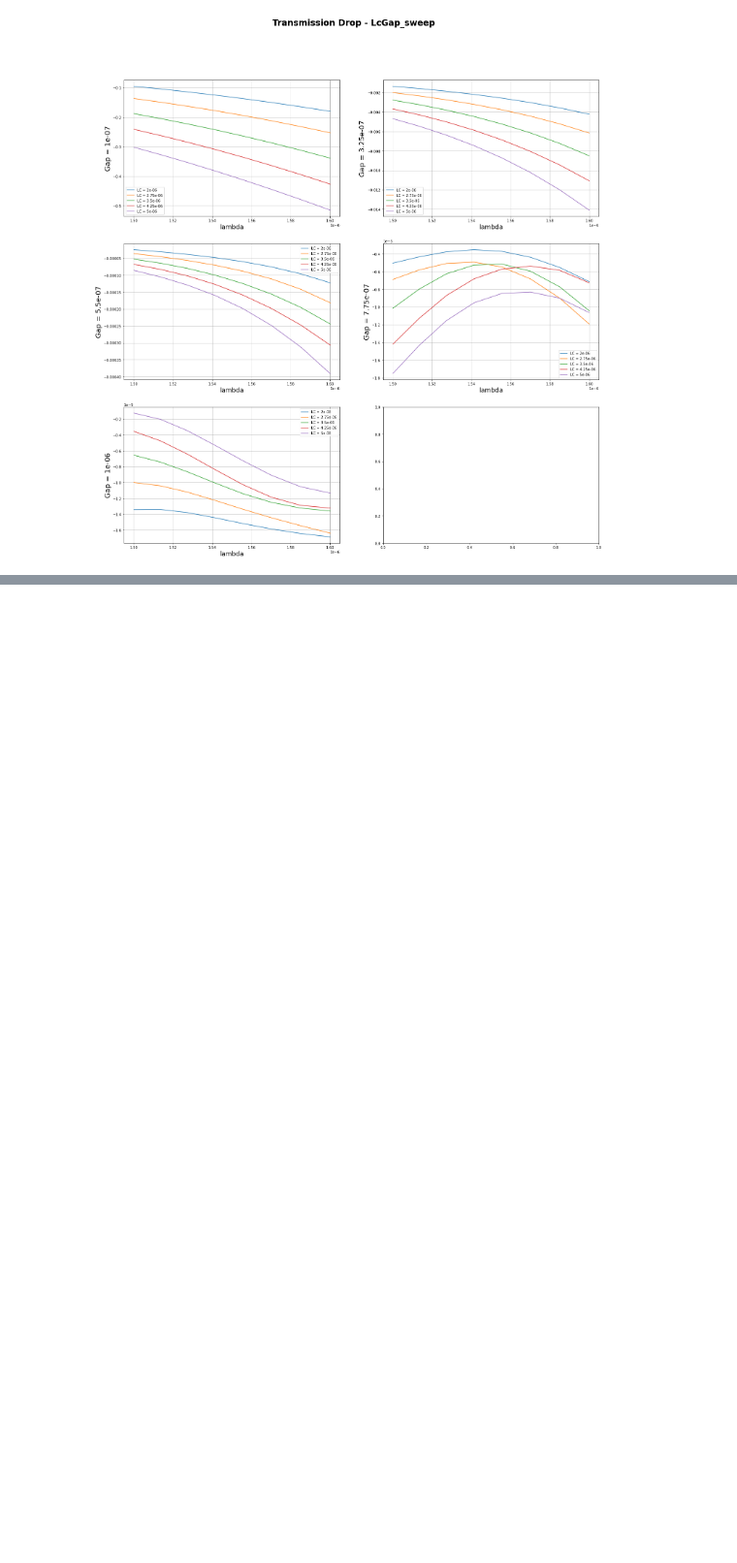
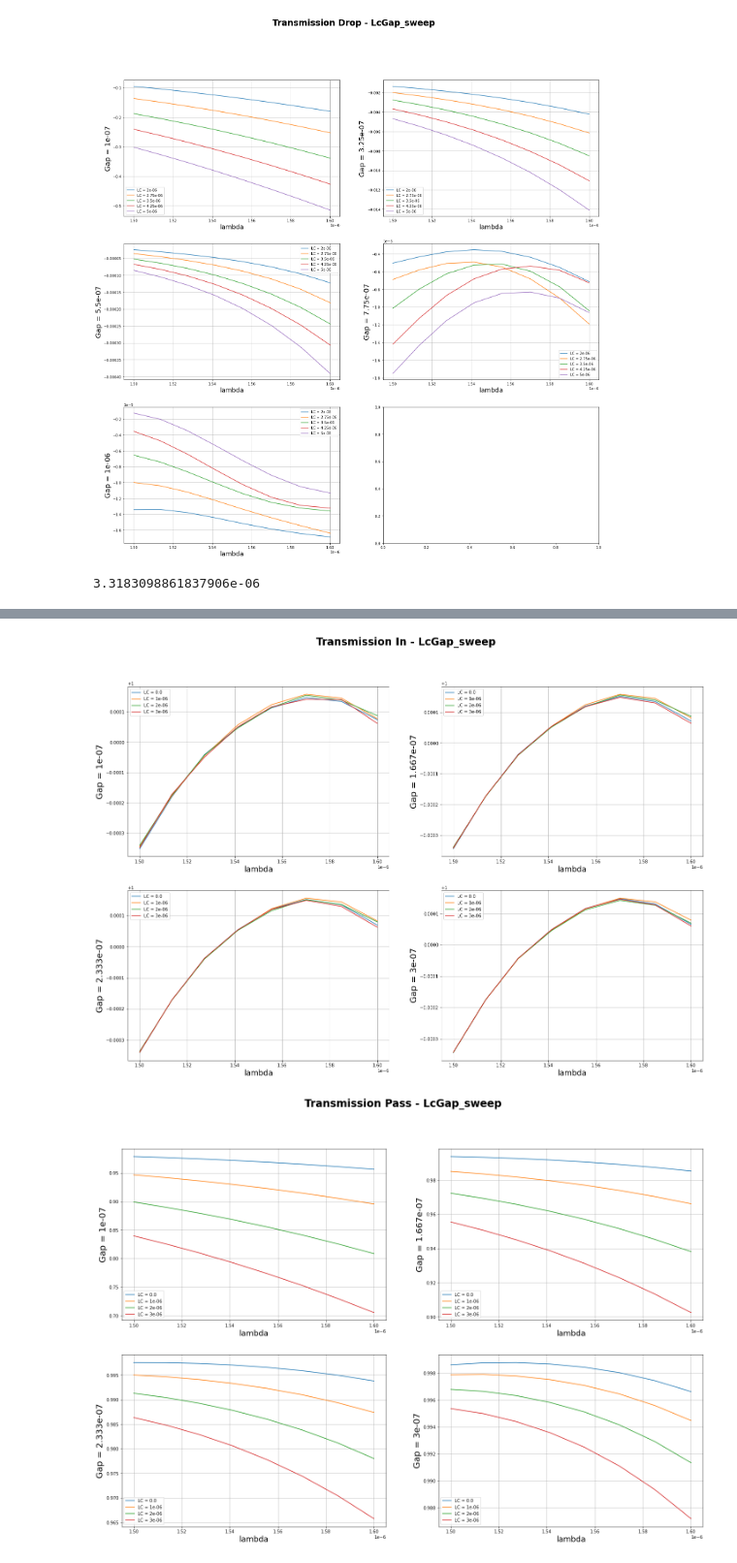
Before and after one commit to ringokin/photonics-ring-resonator, a Jupyter notebook: construcao anel 1.ipynb, the cells around one changed output, grey strips where cells are left out. Shown at 97% size. Saved outputs shown, nothing was run; the diff lists cells and outputs as text; code cells hidden in the pictures; blank space fills up the shorter version.

Commit message:
antes de dormir - quarta pra quinta
deixei uma simulação com 36 casos, quando acordar é só plotar na ultima celula q aparece.
dps disso, o sweep deve estar pronto

```diff
--- a/construcao anel 1.ipynb
+++ b/construcao anel 1.ipynb
@@ -412,3 +360,20 @@ ParSet_B shape: (1, 25)
 [figure]
 [figure]
 [figure]
+# %%
+Radius = 3e-6
+Radius = (2*np.pi*Radius + 2e-6)/(np.pi*2)
+print(Radius)
+
+lumR.switchtolayout()
+# lumR.selectall()
+# lumR.delete()
+lumR.setnamed("ring resonator", "radius", Radius)
+
+altRect2("leg1", -RingLen-Radius, WGWidth, -Radius/4, Radius/2, 0, WGHeight, "Si (Silicon) - Palik", lumR)
+altRect2("leg2", RingLen+Radius, WGWidth, -Radius/4, Radius/2, 0, WGHeight, "Si (Silicon) - Palik", lumR)
+
+lumR.setnamed("FDTD::ports::port 3", "x", -RingLen-Radius)
+lumR.setnamed("FDTD::ports::port 4", "x", RingLen+Radius)
+# %% [output]
+3.3183098861837906e-06
@@ -414,0 +459,61 @@ ParSet_B shape: (1, 25)
+# %%
+Name = "LcGap_sweep"
+Parameters_A = ['LC','LC','LC'] # Specific parameters set (for specific result)
+Parameters_B = ['Gap','Gap','Gap'] # Specific parameters set (for specific result)
+gParameter = "lambda"                                          # General parameter (for all results)
+
+Results = ['Transmission In','Transmission Pass','Transmission Drop']
+# All results: 'Transmission In','Transmission Pass','Transmission Drop'
+
+for i in range(len(Results)):
+
+    dataSet = lumR.getsweepresult(Name, Results[i])
+    subSet = dataSet['T']
+    parSet_A = dataSet[Parameters_A[i]]
+    parSet_B = dataSet[Parameters_B[i]]
+    gparSet = dataSet[gParameter]
+
+    precision = int(np.sqrt(len(parSet_A[0,:]))) # Precision points quantity
+    winNum = int((1+np.floor(precision))/2)              # Window line quantity
+    figure,ax=plt.subplots(winNum, 2, figsize=(24,winNum*8))
+    figure.suptitle(str(Results[i]) + ' - ' + str(Name),fontsize=24, fontweight="bold")
+
+    print(str(Results[i]) + ": " + str(dataSet.keys()))
+    print("Subset shape: " + str(np.shape(subSet)))
+    print("ParSet_A shape: " + str(np.shape(parSet_A)))
+    print("ParSet_B shape: " + str(np.shape(parSet_B)))
+
+    # Saving results
+    # completeName = os.path.join('../SavedData/' + str(Name),'Data '+str(Results[i]))
+    # MSOutfile = open(completeName,'wb')
+    # plk.dump(subSet,MSOutfile)
+    # MSOutfile.close()
+
+    # completeName = os.path.join('../SavedData/' + str(Name),'Data '+str(gParameter))
+    # MSOutfile = open(completeName,'wb')
+    # plk.dump(gparSet,MSOutfile)
+    # MSOutfile.close()
+
+    # completeName = os.path.join('../SavedData/' + str(Name),'Data '+str(Parameters_A[i]))
+    # MSOutfile = open(completeName,'wb')
+    # plk.dump(parSet_A,MSOutfile)
+    # MSOutfile.close()
+
+    # completeName = os.path.join('../SavedData/' + str(Name),'Data '+str(Parameters_B[i]))
+    # MSOutfile = open(completeName,'wb')
+    # plk.dump(parSet_B,MSOutfile)
+    # MSOutfile.close()
+
+    for j in range(precision):
+        index1 = int(np.floor(j/2))
+        index2 = int(j%2)
+
+        for k in range(precision):
+            ax[index1][index2].plot(gparSet, np.transpose(subSet[:,k + precision*j]), label=(str(Parameters_A[i])+' = '+str(round(parSet_A[0 , k + precision*j] , 10)) ))
+            ax[index1][index2].set_xlabel(gParameter, fontsize=18)
+            ax[index1][index2].set_ylabel( Parameters_B[i] + ' = ' + str( round(parSet_B[0 , k + precision*j] , 10) ) , fontsize=20)
+            ax[index1][index2].grid(True)
+            ax[index1][index2].legend(fontsize=10)
+
+    plt.savefig("out" + str(i) + ".png", transparent=True)
+# %% [output]
@@ -414,0 +532,2 @@ ParSet_B shape: (1, 25)
+[figure, added]
+[figure, added]
```
Also changed, not shown: parts of 13 cells of this notebook, 44 other files.
